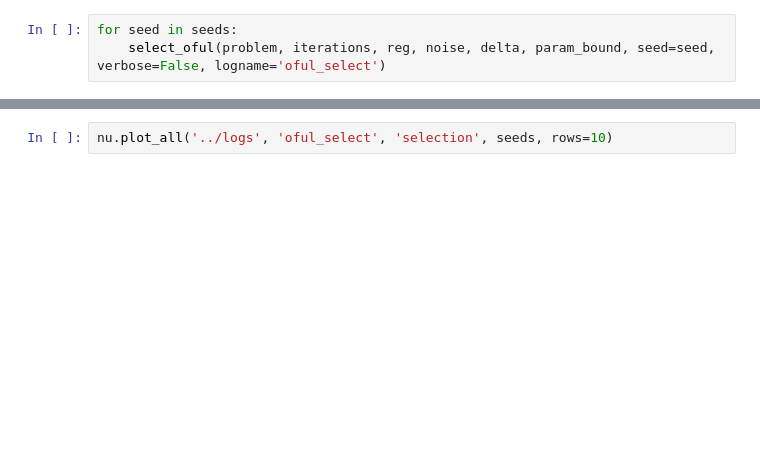
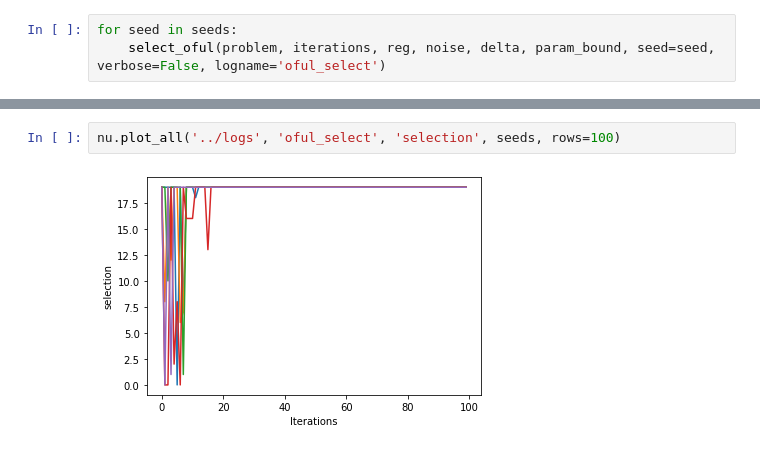
Before and after one commit to T3p/hidden-features, a Jupyter notebook: notebooks/HLS Selection.ipynb, the cells around one changed output, grey strips where cells are left out. Cells and saved outputs as stored; diff of their text form; blank space fills up the shorter version.

```diff
--- a/notebooks/HLS Selection.ipynb
+++ b/notebooks/HLS Selection.ipynb
@@ -74,2 +78,4 @@ nu.compare('../logs', names, 'cumregret', seeds)
 # %%
-nu.plot_all('../logs', 'oful_select', 'selection', seeds, rows=10)
+nu.plot_all('../logs', 'oful_select', 'selection', seeds, rows=100)
+# %% [output]
+[figure, added]
```
Also changed, not shown: parts of 2 cells of this notebook.
